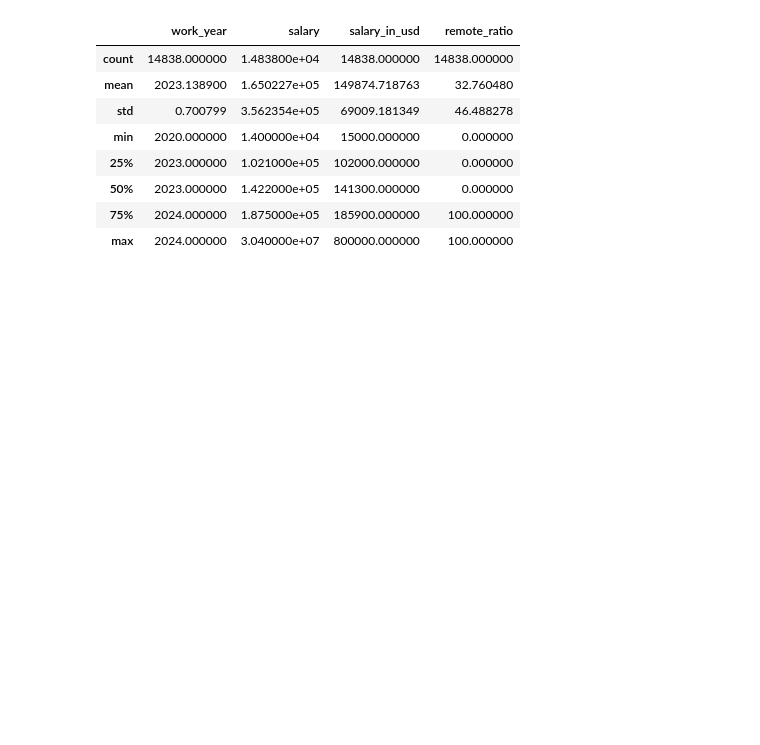
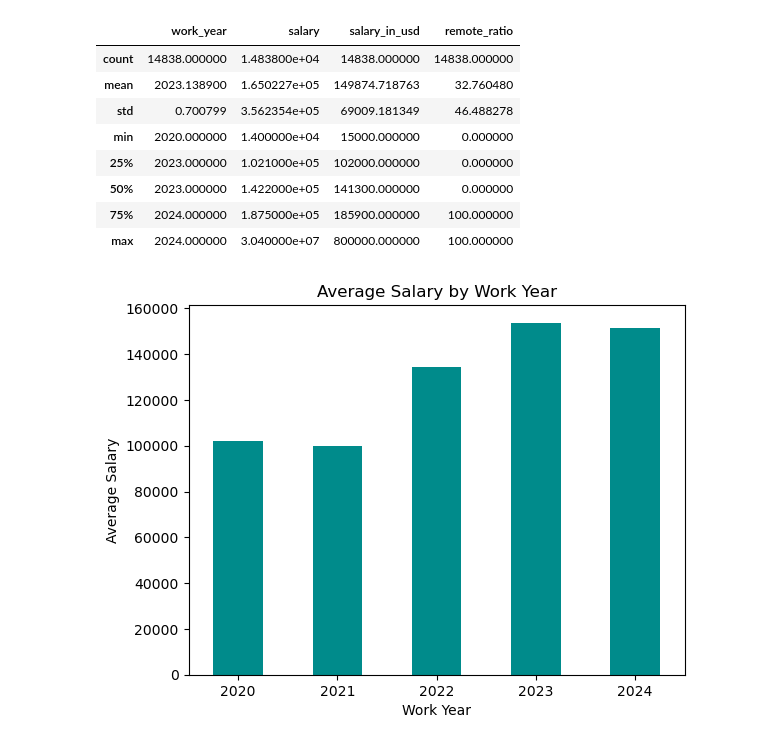
Before and after one commit to beccaa9116/Data-Science-Salary-Analysis, a Jupyter notebook: ds_salary_analysis.ipynb, the cells around one changed output. Drawn from its saved outputs; the diff is of its cells as text; code cells hidden in the pictures; blank space fills up the shorter version.

```diff
--- a/ds_salary_analysis.ipynb
+++ b/ds_salary_analysis.ipynb
@@ -64,3 +64,13 @@ data.describe()
 | 50% | 2023.000000 | 1.422000e+05 | 141300.000000 | 0.000000 |
 | 75% | 2024.000000 | 1.875000e+05 | 185900.000000 | 100.000000 |
 | max | 2024.000000 | 3.040000e+07 | 800000.000000 | 100.000000 |
+# %%
+#group by work year and plot the average salary
+data.groupby('work_year')['salary_in_usd'].mean().plot(kind='bar', color='darkcyan')
+plt.title('Average Salary by Work Year')
+plt.xlabel('Work Year')
+plt.ylabel('Average Salary')
+plt.xticks(rotation=0)
+plt.show()
+# %% [output]
+[figure, added]
```
Also changed, not shown: parts of 5 cells of this notebook.
